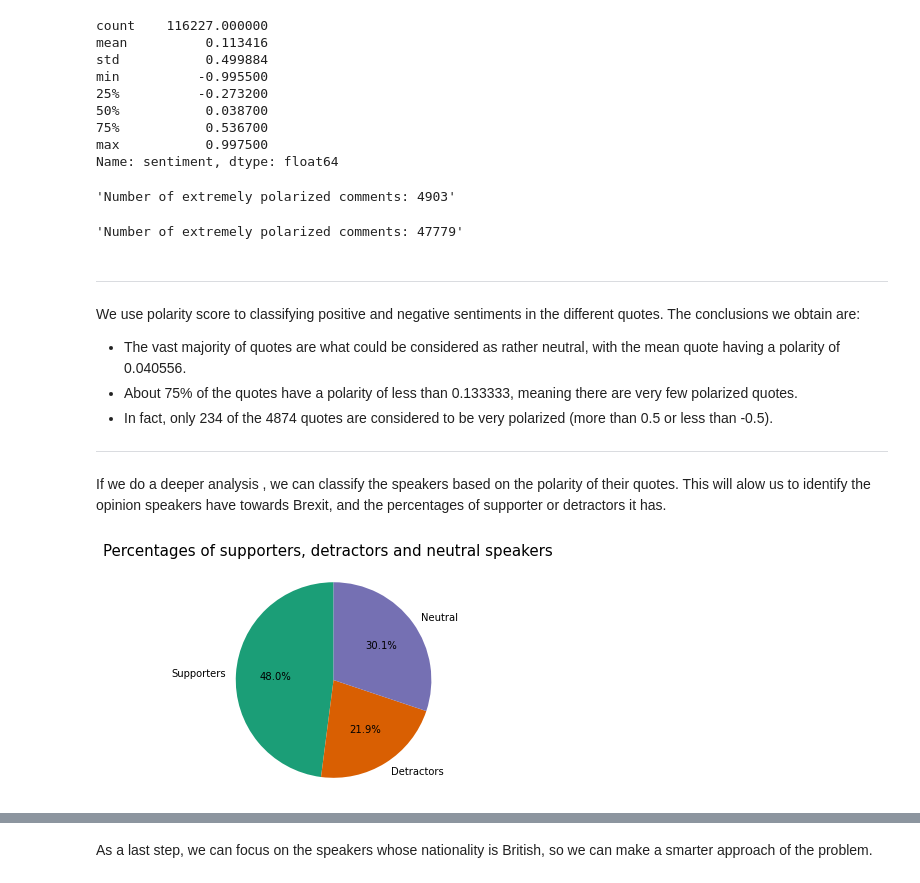
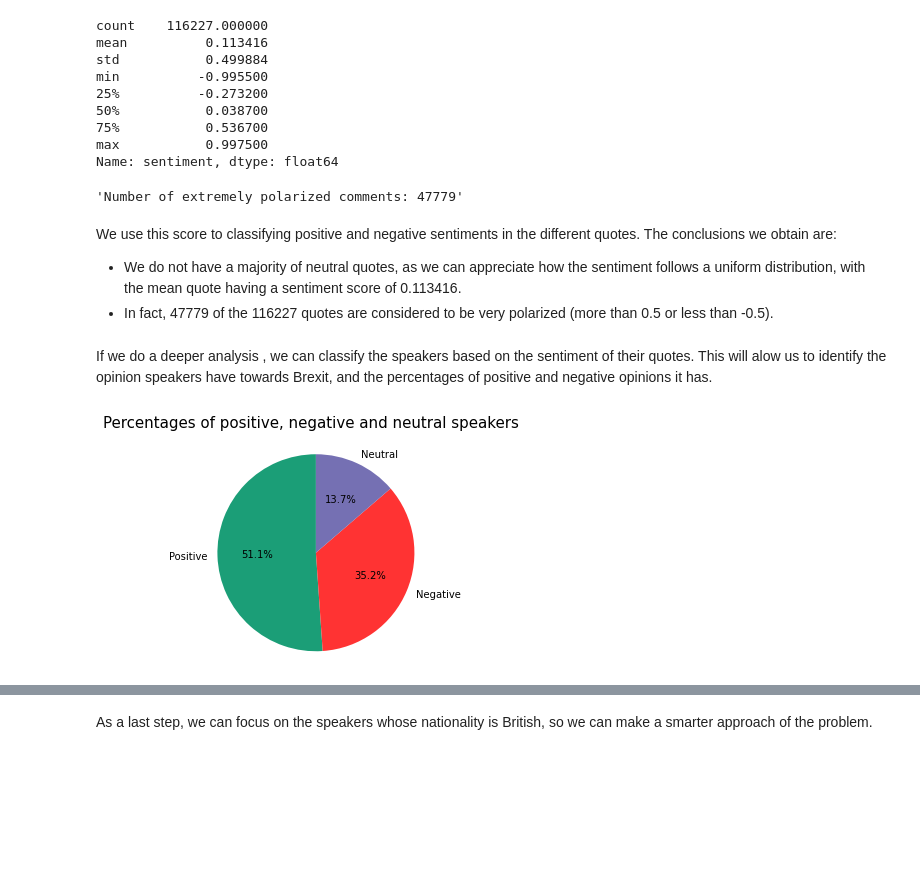
Before and after one commit to epfl-ada/ada-2021-project-kava, a Jupyter notebook: milestone2_template.ipynb, the cells around one changed output, grey strips where cells are left out. Saved outputs shown, nothing was run; the diff lists cells and outputs as text; code cells hidden in the pictures; blank space fills up the shorter version.

```diff
--- a/milestone2_template.ipynb
+++ b/milestone2_template.ipynb
@@ -877,45 +873,36 @@ min          -0.995500
 75%           0.536700
 max           0.997500
 Name: sentiment, dtype: float64
-# %%
-polarized_comments = len(df_quotes_with_sentiment.loc[(df_quotes_with_sentiment['polarity'] < -0.5)|(df_quotes_with_sentiment['polarity'] > 0.5)])
-f'Number of extremely polarized comments: {polarized_comments}'
-# %% [output]
-'Number of extremely polarized comments: 4903'
 # %%
 polarized_comments = len(df_quotes_with_sentiment.loc[(df_quotes_with_sentiment['sentiment'] < -0.5)|(df_quotes_with_sentiment['sentiment'] > 0.5)])
 f'Number of extremely polarized comments: {polarized_comments}'
 # %% [output]
 'Number of extremely polarized comments: 47779'
 # %% [markdown]
----
-We use polarity score to classifying positive and negative sentiments in the different quotes. The conclusions we obtain are:
-- The vast majority of quotes are what could be considered as rather neutral, with the mean quote having a polarity of 0.040556.
-- About 75% of the quotes have a polarity of less than 0.133333, meaning there are very few polarized quotes.
-- In fact, only 234 of the 4874 quotes are considered to be very polarized (more than 0.5 or less than -0.5).
-
----
+We use this score to classifying positive and negative sentiments in the different quotes. The conclusions we obtain are:
+- We do not have a majority of neutral quotes, as we can appreciate how the sentiment follows a uniform distribution, with the mean quote having a sentiment score of 0.113416.
+- In fact, 47779 of the 116227 quotes are considered to be very polarized (more than 0.5 or less than -0.5).
 # %% [markdown]
-If we do a deeper analysis , we can classify the speakers based on the polarity of their quotes. This will alow us to identify the opinion speakers have towards Brexit, and the percentages of supporter or detractors it has.
+If we do a deeper analysis , we can classify the speakers based on the sentiment of their quotes. This will alow us to identify the opinion speakers have towards Brexit, and the percentages of positive and negative opinions it has.
 # %%
-# # Classify supporters, detractors and neutral quotes based on the polarity obtained
-# supporters = df_quotes_with_sentiment.loc[df_quotes_with_sentiment['polarity'] > 0]
-# supporters_percentage = len(supporters.index)/len(df_quotes_with_sentiment.index)
-# detractors = df_quotes_with_sentiment.loc[df_quotes_with_sentiment['polarity'] < 0]
-# detractors_percentage = len(detractors.index)/len(df_quotes_with_sentiment.index)
-# neutral = df_quotes_with_sentiment.loc[df_quotes_with_sentiment['polarity'] == 0]
-# neutral_percentage = len(neutral.index)/len(df_quotes_with_sentiment.index)
+# Classify positive, negative and neutral quotes based on the polarity obtained
+positive = df_quotes_with_sentiment.loc[df_quotes_with_sentiment['sentiment'] > 0]
+positive_percentage = len(positive.index)/len(df_quotes_with_sentiment.index)
+negative = df_quotes_with_sentiment.loc[df_quotes_with_sentiment['sentiment'] < 0]
+negative_percentage = len(negative.index)/len(df_quotes_with_sentiment.index)
+neutral = df_quotes_with_sentiment.loc[(df_quotes_with_sentiment['sentiment'] == 0)]
+neutral_percentage = len(neutral.index)/len(df_quotes_with_sentiment.index)
 
-# # Pie chart, where the slices will be ordered and plotted counter-clockwise:
-# labels = 'Supporters', 'Detractors', 'Neutral'
-# colors = ['#1b9e77', '#d95f02', '#7570b3']
-# sizes = [supporters_percentage, detractors_percentage, neutral_percentage]
-# # explode = (0, 0.1, 0, 0)  # only "explode" the 2nd slice (i.e. 'Hogs')
-# fig1, ax1 = plt.subplots()
-# ax1.pie(sizes, labels=labels, colors=colors, autopct='%1.1f%%',
-#         shadow=False, startangle=90)
-# ax1.axis('equal')  # Equal aspect ratio ensures that pie is drawn as a circle.
-# plt.suptitle('Percentages of supporters, detractors and neutral speakers',fontsize=15)
-# plt.show()
+# Pie chart, where the slices will be ordered and plotted counter-clockwise:
+labels = 'Positive', 'Negative', 'Neutral'
+colors = ['#1b9e77', '#f33', '#7570b3']
+sizes = [positive_percentage, negative_percentage, neutral_percentage]
+# explode = (0, 0.1, 0, 0)  # only "explode" the 2nd slice (i.e. 'Hogs')
+fig1, ax1 = plt.subplots()
+ax1.pie(sizes, labels=labels, colors=colors, autopct='%1.1f%%',
+        shadow=False, startangle=90)
+ax1.axis('equal')  # Equal aspect ratio ensures that pie is drawn as a circle.
+plt.suptitle('Percentages of positive, negative and neutral speakers',fontsize=15)
+plt.show()
 # %% [output]
-[figure, old version]
+[figure, new version]
```
Also changed, not shown: parts of 35 cells of this notebook.
